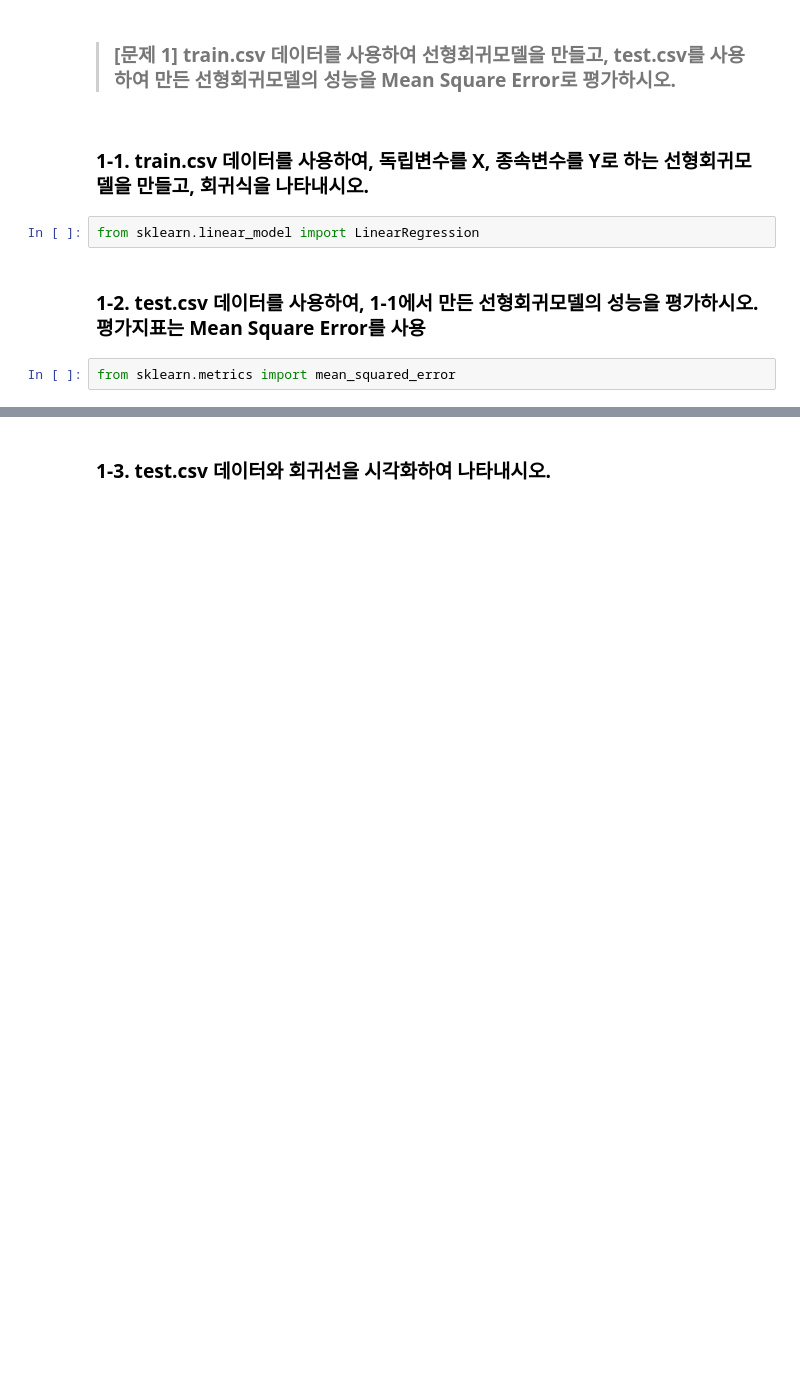
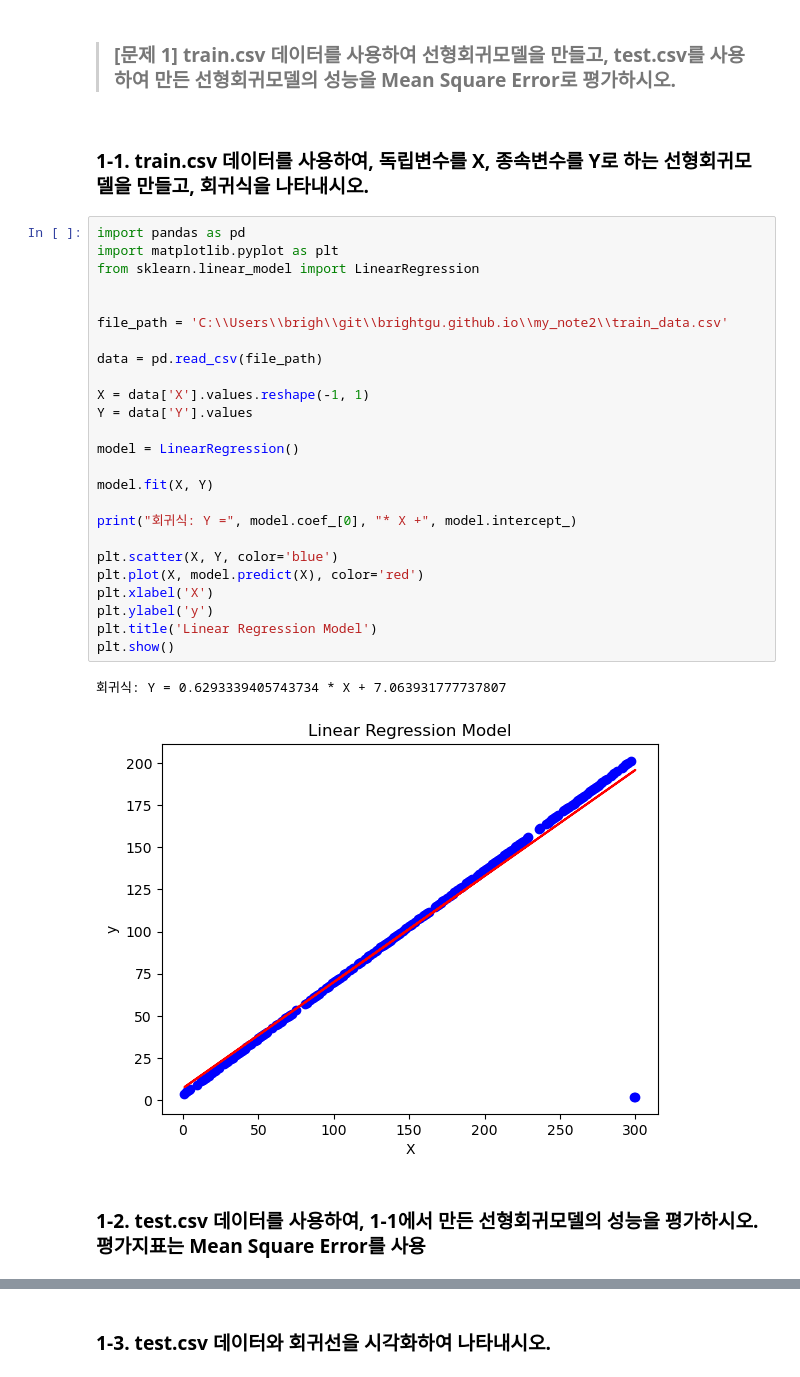
Before and after one commit to brightgu9/brightgu.github.io, a Jupyter notebook: my_note2/수학심화기말고사_202192022_여명구.ipynb, the cells around one changed output, grey strips where cells are left out. Saved outputs shown, nothing was run; the diff lists cells and outputs as text; blank space fills up the shorter version.

```diff
--- a/my_note2/수학심화기말고사_202192022_여명구.ipynb
+++ b/my_note2/수학심화기말고사_202192022_여명구.ipynb
@@ -4,9 +4,33 @@
 > ### [문제 1] train.csv 데이터를 사용하여 선형회귀모델을 만들고, test.csv를 사용하여 만든 선형회귀모델의 성능을 Mean Square Error로 평가하시오.
 # %% [markdown]
 ### 1-1. train.csv 데이터를 사용하여, 독립변수를 X, 종속변수를 Y로 하는 선형회귀모델을 만들고, 회귀식을 나타내시오.</b>
-# %%
-from sklearn.linear_model import LinearRegression
+# %%
+import pandas as pd
+import matplotlib.pyplot as plt
+from sklearn.linear_model import LinearRegression
+
+
+file_path = 'C:\\Users\\brigh\\git\\brightgu.github.io\\my_note2\\train_data.csv'
+
+data = pd.read_csv(file_path)
+
+X = data['X'].values.reshape(-1, 1)
+Y = data['Y'].values
+
+model = LinearRegression()
+
+model.fit(X, Y)
+
+print("회귀식: Y =", model.coef_[0], "* X +", model.intercept_)
+
+plt.scatter(X, Y, color='blue')
+plt.plot(X, model.predict(X), color='red')
+plt.xlabel('X')
+plt.ylabel('y')
+plt.title('Linear Regression Model')
+plt.show()
+# %% [output]
+회귀식: Y = 0.6293339405743734 * X + 7.063931777737807
+[figure, added]
 # %% [markdown]
 ### 1-2. test.csv 데이터를 사용하여, 1-1에서 만든 선형회귀모델의 성능을 평가하시오. 평가지표는 Mean Square Error를 사용 </b>
-# %%
-from sklearn.metrics import mean_squared_error
```
Also changed, not shown: parts of 17 cells of this notebook.
